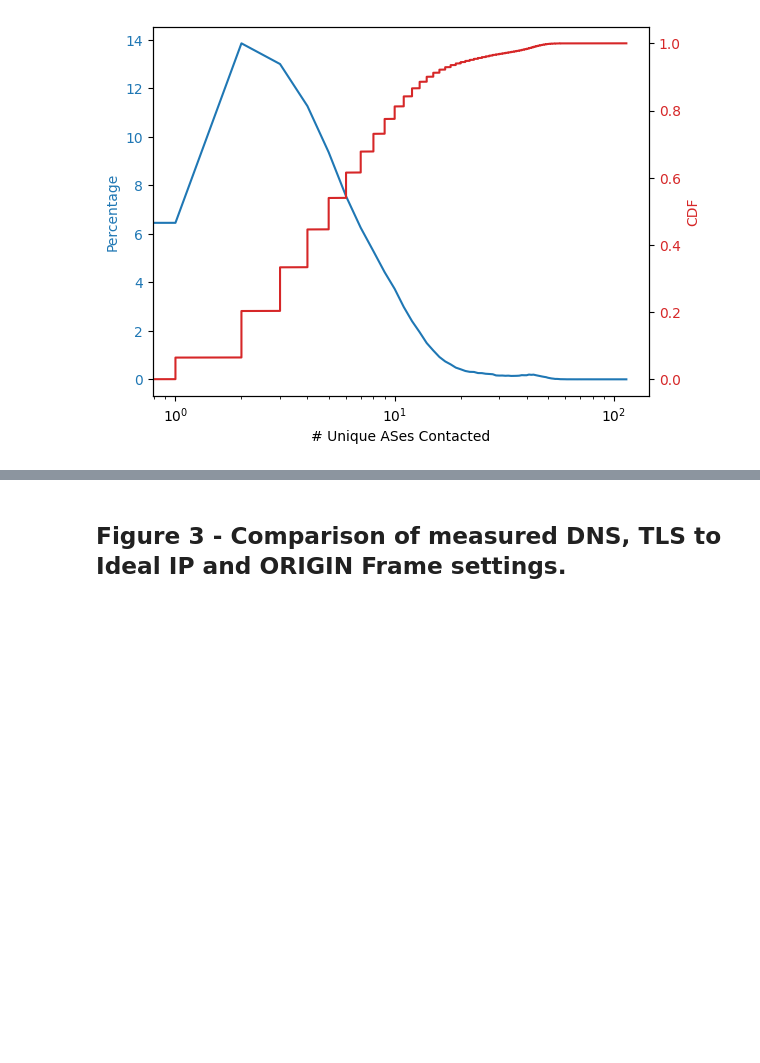
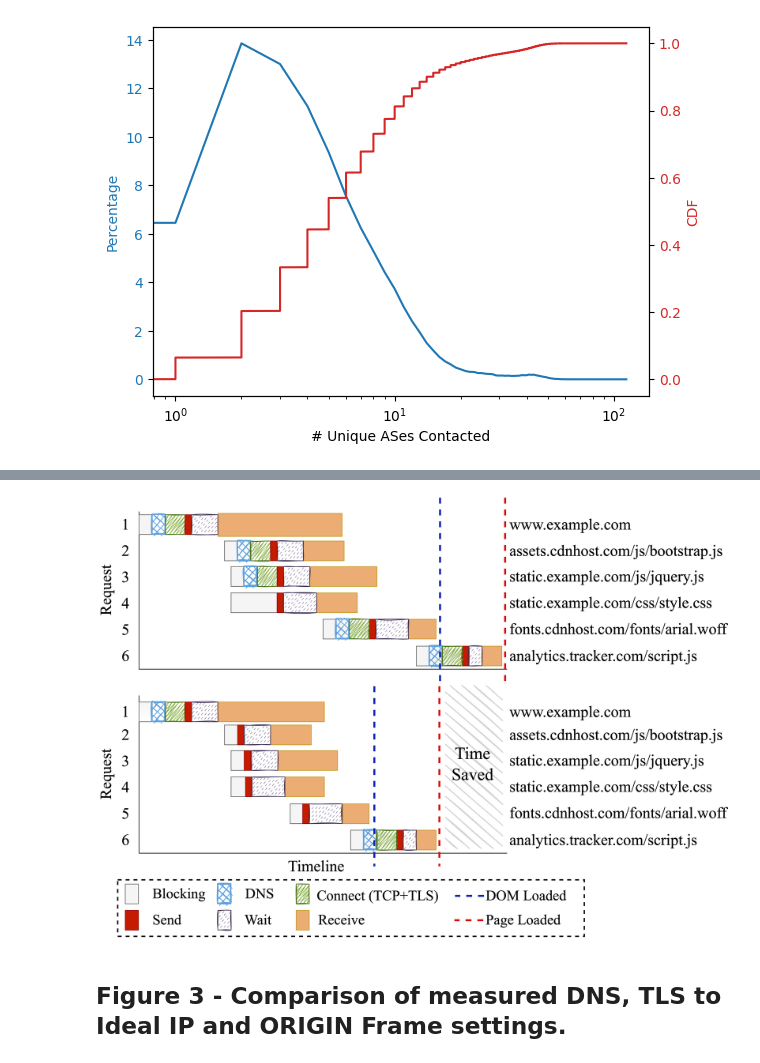
Before and after one commit to cloudflare/connection-coalescing-imc22, a Jupyter notebook: Respect the ORIGIN.ipynb, the cells around one changed output, grey strips where cells are left out. Cells and saved outputs as stored; diff of their text form; code cells hidden in the pictures; blank space fills up the shorter version.

Commit message:
Use Image to display .png images Fig 2,6
Signed-off-by: Sudheesh Singanamalla <sudheesh@cloudflare.com>

```diff
--- a/Respect the ORIGIN.ipynb
+++ b/Respect the ORIGIN.ipynb
@@ -98,3 +97,7 @@ Please see the corresponding `.drawio` files which are XML files and can be open
+# %%
+Image(filename="plots/figure-2.png")
+# %% [output]
+[figure, added]
 # %% [markdown]
 ## Figure 3 - Comparison of measured DNS, TLS to Ideal IP and ORIGIN Frame settings.
 # %%
```
Also changed, not shown: parts of 4 cells of this notebook.
